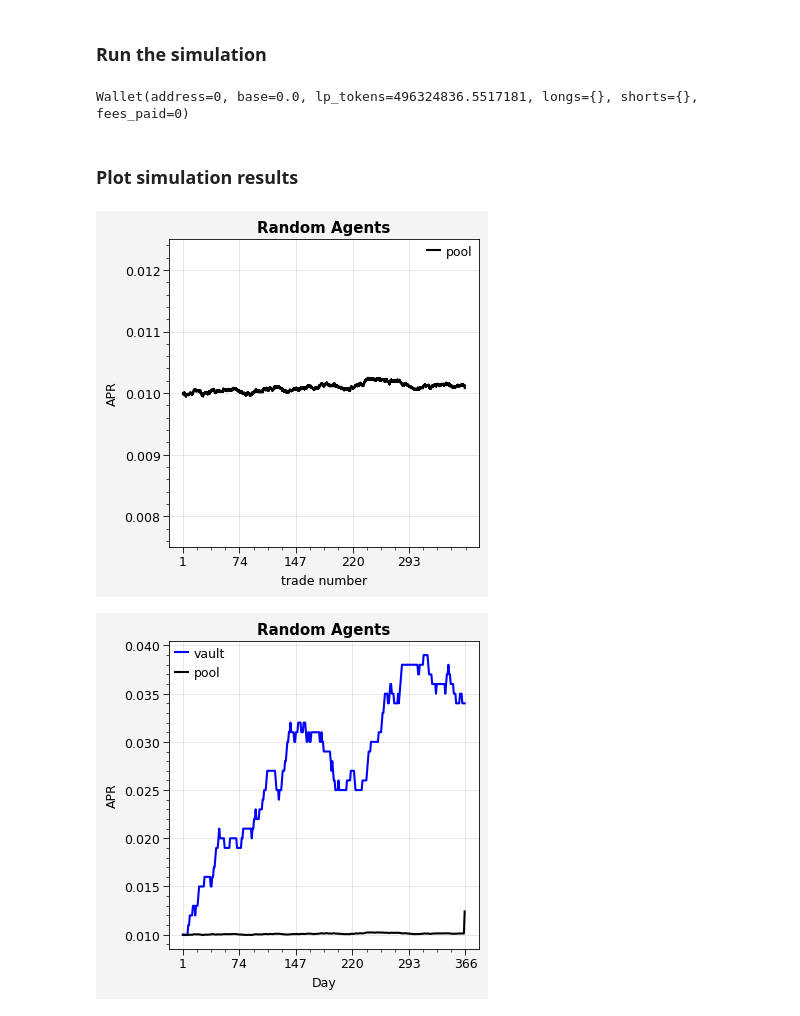
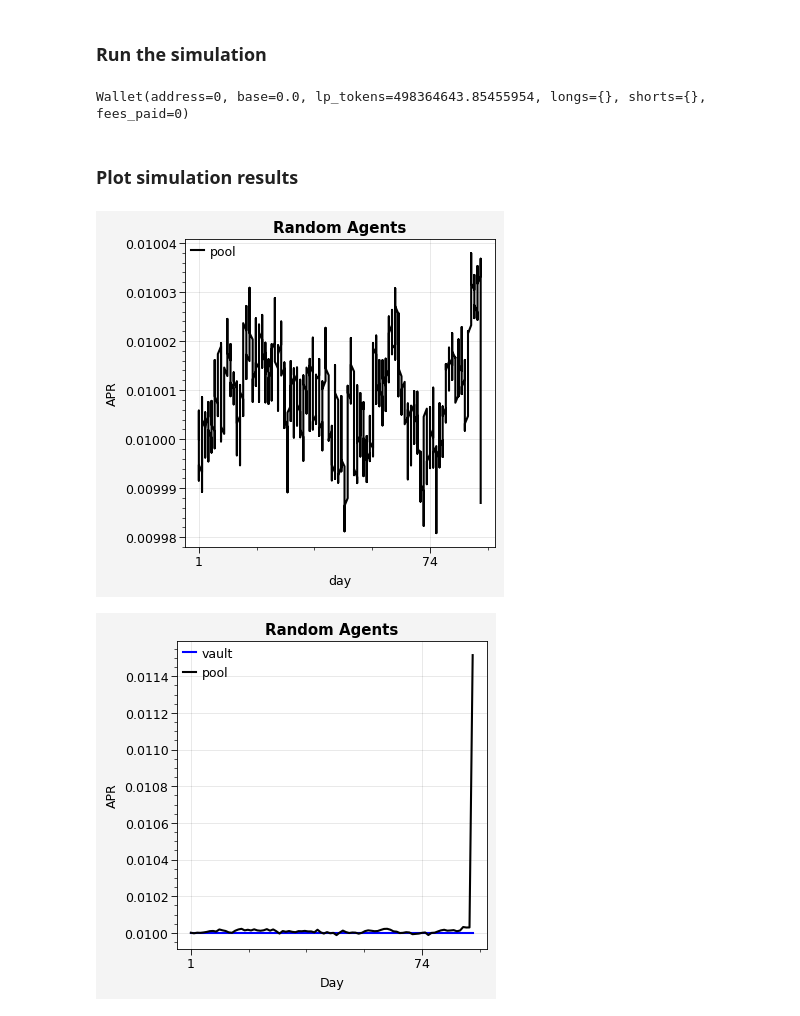
Before and after one commit to delvtech/agent0, a Jupyter notebook: examples/notebooks/hyperdrive_pnl.ipynb, the cells around one changed output. Saved outputs shown, nothing was run; the diff lists cells and outputs as text; code cells hidden in the pictures.

Commit message:
more plot and config mods

```diff
--- a/examples/notebooks/hyperdrive_pnl.ipynb
+++ b/examples/notebooks/hyperdrive_pnl.ipynb
@@ -35,25 +35,26 @@ log_level = "WARNING" # Logging level, should be in ["DEBUG", "INFO", "WARNING"]
 max_bytes = DEFAULT_LOG_MAXBYTES # Maximum log file output size, in bytes. More than 100 files will cause overwrites.
 pricing_model = "Hyperdrive" # can be yieldspace or hyperdrive
 
-token_duration = 1
-num_trading_days = 365 # Number of simulated trading days
+num_trading_days = 90 # Number of simulated trading days
+token_duration = num_trading_days/365
 blocks_per_day = 10#7200 # Blocks in a given day (7200 means ~12 sec per block)
 trade_fee_percent = 0.10 # fee percent collected on trades
+redemption_fee_percent = 0.005 # 5 bps
 target_pool_apr = 0.01 # target pool APR of the initial market after the LP
 
 num_agents = 5 # int specifying how many agents you want to simulate
 agent_budget = 1_000_000 # max money an agent can spend
-trade_chance = 10 / blocks_per_day # on a given block, an agent will trade with probability `trade_chance`
+trade_chance = 1 # on a given block, an agent will trade with probability `trade_chance`
 
 target_pool_apr = 0.01 # target pool APR of the initial market after the LP
 target_liquidity = 500_000_000 # target total liquidity of the initial market, before any trades
 
 vault_apr_init = 0.01 # Initial vault APR
 vault_apr_jump_size = 0.001 # Scale of the vault APR change (vault_apr (+/-)= jump_size)
-vault_jumps_per_year = 100#4 # The average number of jumps per year
+vault_jumps_per_year = 4#4 # The average number of jumps per year
 vault_apr_jump_direction = "random_weighted" # The direction of a rate change. Can be 'up', 'down', or 'random'.
-vault_apr_lower_bound = 0.0 # minimum allowable vault apr
-vault_apr_upper_bound = 0.06 # maximum allowable vault apr
+vault_apr_lower_bound = 0.01 # minimum allowable vault apr
+vault_apr_upper_bound = 0.01 # maximum allowable vault apr
 # %% [markdown]
 ### Setup random agent
 # %%
@@ -265,6 +266,7 @@ override_dict = {
     "target_liquidity": target_liquidity,
     "target_pool_apr": target_pool_apr,
     "trade_fee_percent": trade_fee_percent,
+    "redemption_fee_percent": redemption_fee_percent,
     "token_duration": token_duration,
     "logging_level": log_level,
 }
@@ -351,7 +353,7 @@ simulator.collect_and_execute_trades()
 # %%
 simulator.agents[0].wallet
 # %% [output]
-Wallet(address=0, base=0.0, lp_tokens=496324836.5517181, longs={}, shorts={}, fees_paid=0)
+Wallet(address=0, base=0.0, lp_tokens=498364643.85455954, longs={}, shorts={}, fees_paid=0)
 # %%
 # add the random agents
 random_agents = get_example_agents(rng=simulator.rng, budget=agent_budget, new_agents=num_agents, existing_agents=1)
@@ -367,20 +369,20 @@ trades = post_processing.compute_derived_variables(simulator)
 # %%
 exclude_first_day = False
 xtick_step = 73
 
 start_idx = 1 if exclude_first_day else 0
 ax = get_gridspec_subplots()[1][0]
 #ax = trades.iloc[start_idx:len(trades)-1].plot(x="run_trade_number", y="vault_apr", ax=ax, label="vault", c='blue')
 ax = trades.iloc[start_idx:len(trades)-1].plot(x="day", y="pool_apr", ax=ax, label="pool", c='black')
 ax.set_title("Random Agents")
-ax.set_xlabel("trade number")
+ax.set_xlabel("day")
 ax.set_ylabel("APR")
-ax.set_ylim([0.0075, 0.0125])
+#ax.set_ylim([0.0075, 0.0125])
 ax.legend()
 ax.set_xticks([x for x in range(start_idx, trades["day"].max() + 1, xtick_step)]);
 ax.set_xticklabels([str(x+1) for x in range(start_idx, trades["day"].max() + 1, xtick_step)]);
 # %% [output]
-[figure, old version]
+[figure, new version]
 # %%
 exclude_first_day = False
 xtick_step = 73
@@ -404,7 +406,7 @@ ax.legend()
 ax.set_xticks([x for x in range(start_idx, simulator.config.simulator.num_trading_days + 1, xtick_step)]);
 ax.set_xticklabels([str(x+1) for x in range(start_idx, simulator.config.simulator.num_trading_days + 1, xtick_step)]);
 # %% [output]
-[figure, old version]
+[figure, new version]
 # %%
 exclude_first_trade = True
 exclude_first_agent = False
```
Also changed, not shown: parts of 8 cells of this notebook, 1 other file.
